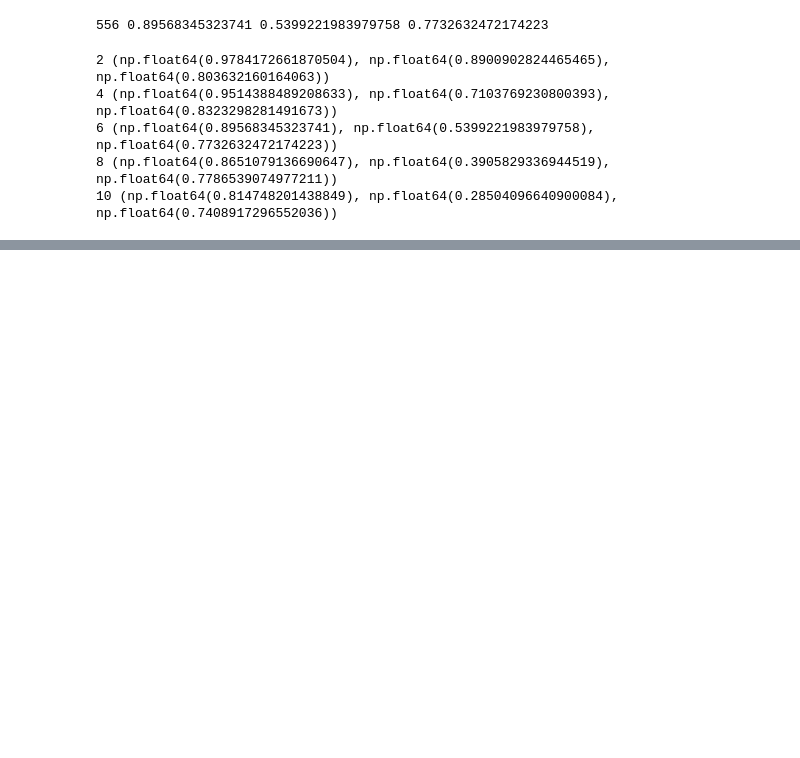
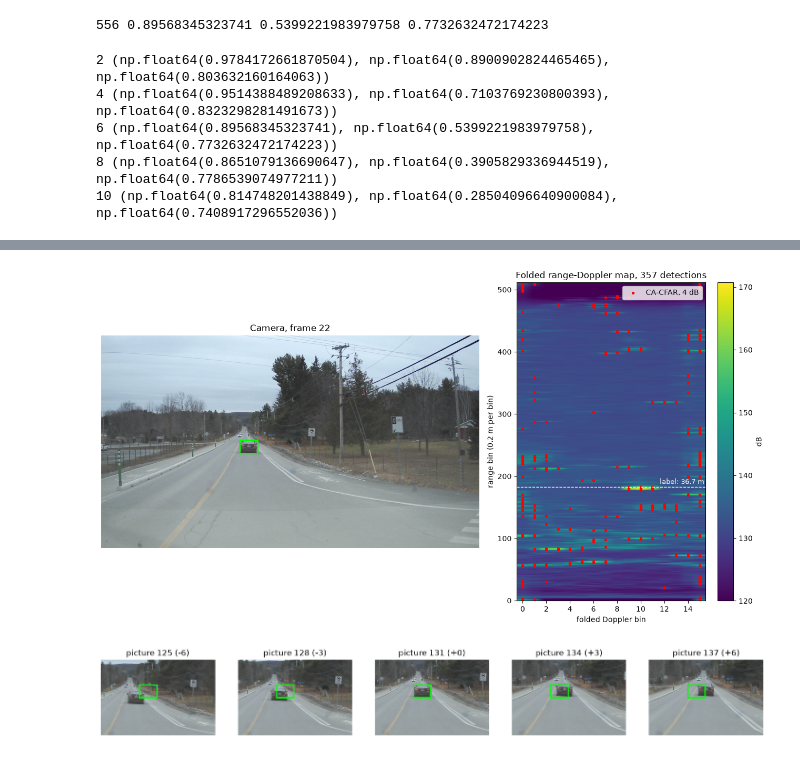
Before and after one commit to PLANETORIAN/Sparse-FFT-Radar, a Jupyter notebook: notebooks/01_loader.ipynb, the cells around one changed output, grey strips where cells are left out. Drawn from its saved outputs; the diff is of its cells as text; code cells hidden in the pictures; blank space fills up the shorter version.

```diff
--- a/notebooks/01_loader.ipynb
+++ b/notebooks/01_loader.ipynb
@@ -431,0 +440,46 @@ plt.imshow(img[:, :, ::-1]); plt.axis("off"); plt.show()    # OpenCV is BGR, mat
+# %%
+k = 22
+P = P_all[k]
+hits = ca_cfar(P, thr_db=4)                       # the frozen threshold
+det = np.argwhere(hits)
+fk = lab[lab["index"] == k]
+img = read_image(camera_for(frames[k]))
+
+fig, ax = plt.subplots(1, 2, figsize=(13, 7), gridspec_kw={"width_ratios": [1.6, 1]})
+
+ax[0].imshow(img[:, :, ::-1]); ax[0].axis("off")
+ax[0].set_title(f"Camera, frame {k}")
+
+im = ax[1].imshow(20*np.log10(P + 1e-9), aspect="auto", origin="lower", vmin=120)
+ax[1].scatter(det[:, 1], det[:, 0], s=8, c="r", label="CA-CFAR, 4 dB")
+for rb, r in zip(fk["range_bin"], fk["radar_R_m"]):
+    ax[1].axhline(rb, color="w", ls="--", lw=1)
+    ax[1].text(15.4, rb + 5, f"label: {r:.1f} m", color="w", ha="right", fontsize=9)
+ax[1].set_xlabel("folded Doppler bin")
+ax[1].set_ylabel("range bin (0.2 m per bin)")
+ax[1].set_title(f"Folded range-Doppler map, {hits.sum()} detections")
+ax[1].legend(loc="upper right")
+fig.colorbar(im, ax=ax[1], label="dB")
+
+for _, r in fk.iterrows():
+    ax[0].add_patch(plt.Rectangle((r["x1_pix"], r["y1_pix"]), r["x2_pix"] - r["x1_pix"], r["y2_pix"] - r["y1_pix"], fill=False, ec="lime", lw=2))
+
+plt.tight_layout()
+plt.savefig("../figures/fig1_camera_rd_cfar.png", dpi=150, bbox_inches="tight")
+plt.show()
+# %% [output]
+[figure, added]
+# %%
+j0 = camera_for(frames[22])
+fig, ax = plt.subplots(1, 5, figsize=(18, 4))
+
+for a, dj in zip(ax, (-6, -3, 0, 3, 6)):
+    crop = read_image(j0 + dj)[400:800, 500:1100, ::-1]       # the region around the car, RGB
+    a.imshow(crop); a.axis("off"); a.set_title(f"picture {j0+dj} ({dj:+d})")
+    for _, r in fk.iterrows():
+        a.add_patch(plt.Rectangle((r["x1_pix"] - 500, r["y1_pix"] - 400),
+                                  r["x2_pix"] - r["x1_pix"], r["y2_pix"] - r["y1_pix"],
+                                  fill=False, ec="lime", lw=2))
+plt.show()
+# %% [output]
+[figure, added]
```
Also changed, not shown: parts of 4 cells of this notebook, 1 other file.
